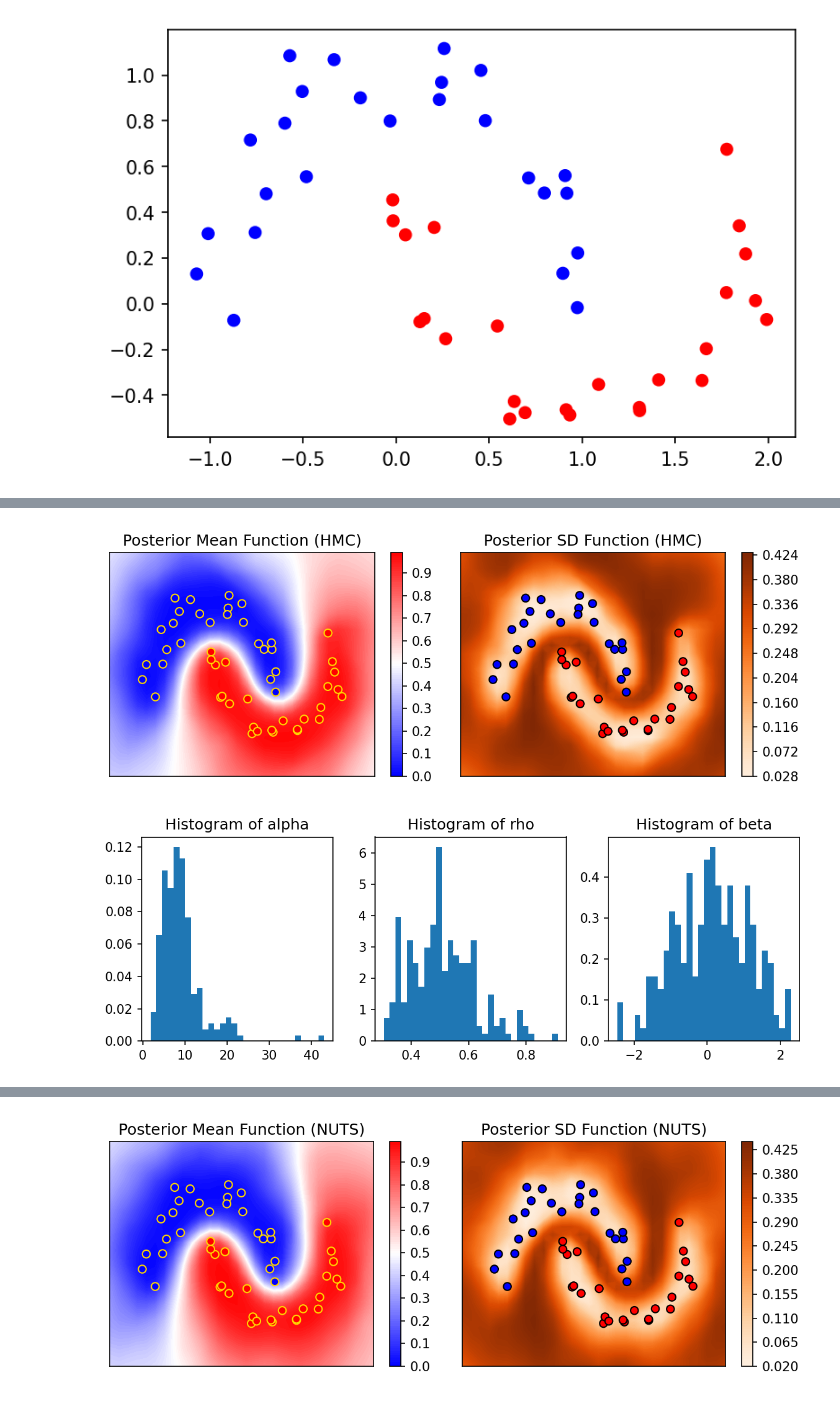
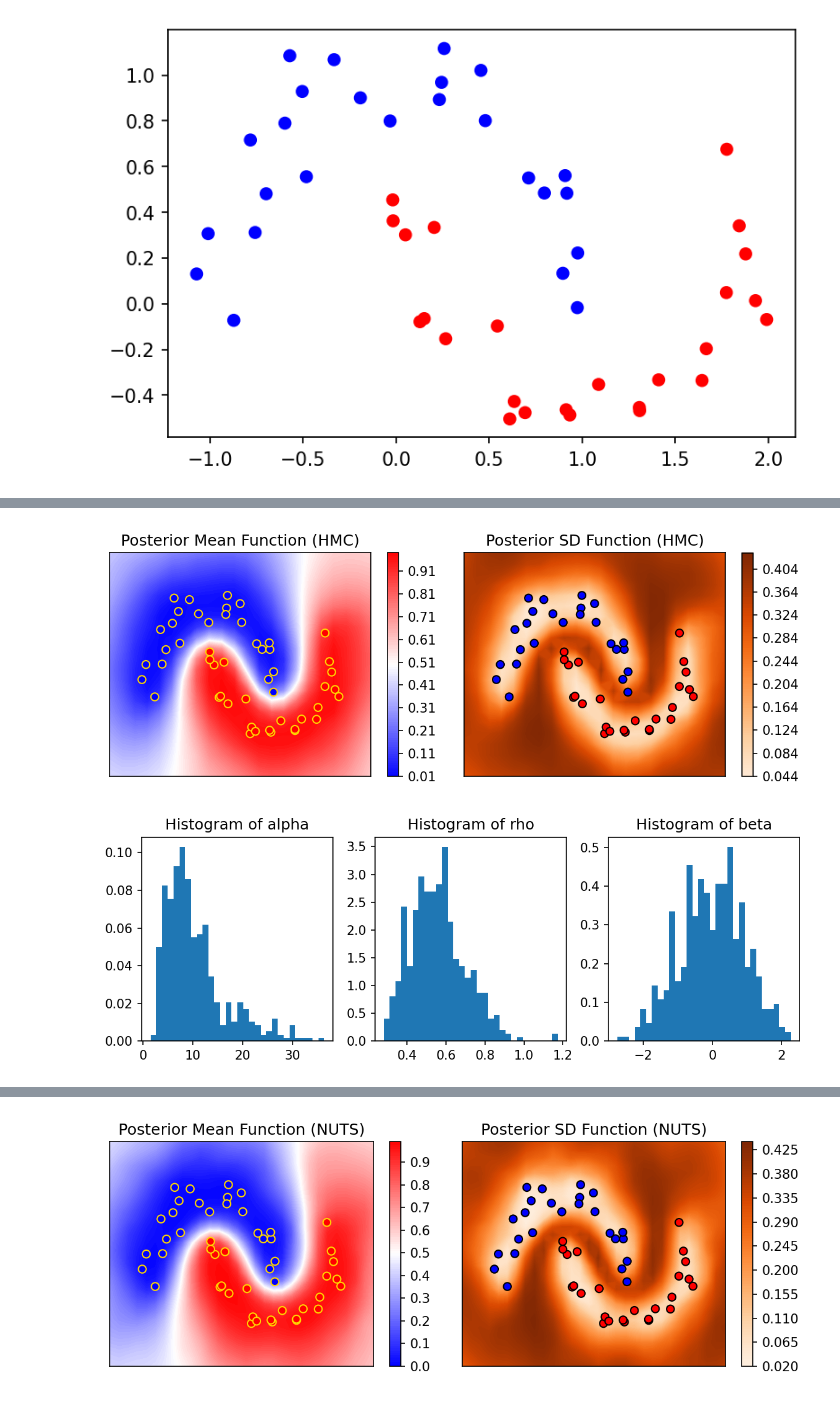
Before and after one commit to luiarthur/TuringBnpBenchmarks, a Jupyter notebook: src/gp-binary/notebooks/gp_binary_stan.ipynb, the cells around one changed output, grey strips where cells are left out. Drawn from its saved outputs; the diff is of its cells as text; code cells hidden in the pictures.

Commit message:
completed gp classify examples for stan and turing.

```diff
--- a/src/gp-binary/notebooks/gp_binary_stan.ipynb
+++ b/src/gp-binary/notebooks/gp_binary_stan.ipynb
@@ -224,7 +231,7 @@ plot_uq(vb_samples, X, y, 900, "ADVI", eps=0.5)
 %%time
 
 # Fit via HMC.
-hmc_fit = sm.sampling(data=stan_data, iter=500, warmup=300, thin=1,
+hmc_fit = sm.sampling(data=stan_data, iter=1000, warmup=500, thin=1,
                       seed=1, algorithm='HMC', chains=1,
                       control=dict(stepsize=0.05, int_time=1, adapt_engaged=False))
 # %% [output]
@@ -235,8 +242,8 @@ Wall time: 1.87 s
 # %%
-plot_uq(hmc_fit, X, y, 900, "HMC", eps=0.5)
+plot_uq(hmc_fit, X, y, 500, "HMC", eps=0.5)
 # %% [output]
-[figure, old version]
+[figure, new version]
-[figure, old version]
+[figure, new version]
 # %%
 plt.plot(hmc_fit['lp__'])
 plt.xlabel('HMC iterations')
```
Also changed, not shown: parts of 10 cells of this notebook, 1 other file.
